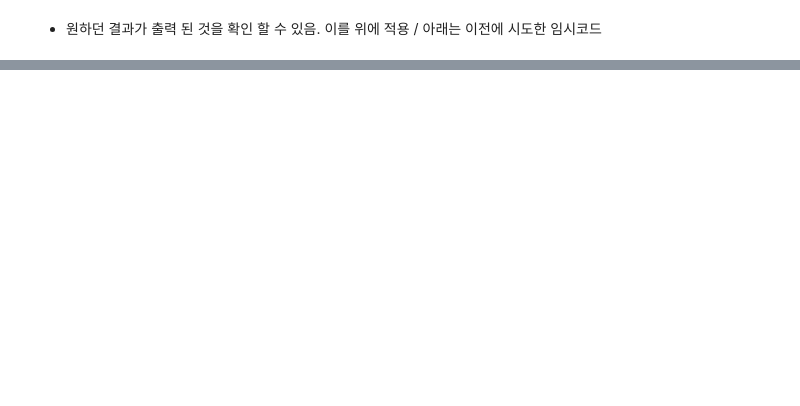
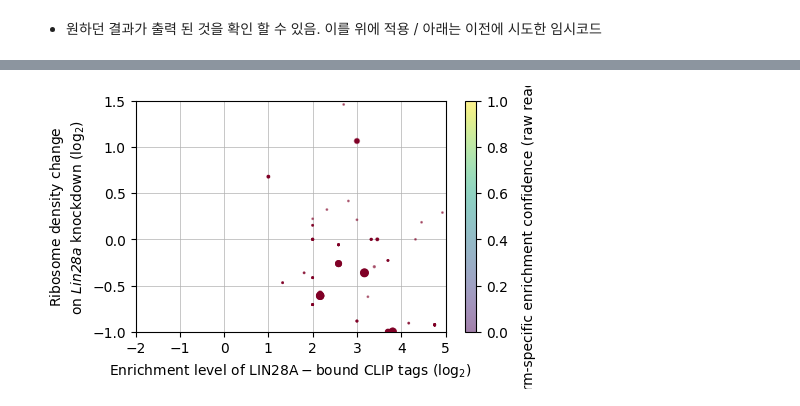
Before and after one commit to WoobeenJeong/miRNA_motif_finding, a Jupyter notebook: CoLab_TermProj_2023_2.ipynb, the cells around one changed output, grey strips where cells are left out. Drawn from its saved outputs; the diff is of its cells as text; code cells hidden in the pictures; blank space fills up the shorter version.

```diff
--- a/CoLab_TermProj_2023_2.ipynb
+++ b/CoLab_TermProj_2023_2.ipynb
@@ -604,0 +638,30 @@ matches.head()
+# %%
+from matplotlib import pyplot as plt
+import numpy as np
+
+fig, ax = plt.subplots(1, 1, figsize=(5, 3))
+
+ax.grid(True, axis='x', zorder=0, linewidth=0.5)
+ax.grid(True, axis='y', zorder=0, linewidth=0.5)
+
+cmap = plt.get_cmap('YlOrRd')
+
+ax.scatter(
+    np.log2(merged['clip_enrichment']),
+    np.log2(merged['rden_change']),
+    c=cmap(merged['readcount']),
+    s=merged['readcount'],
+    alpha=0.5,
+    zorder=10
+)
+
+ax.set_xlim(-2.0, 5.0)
+ax.set_ylim(-1, 1.5)
+
+ax.set_xlabel(r'$\mathrm{Enrichment\ level\ of\ LIN28A-bound\ CLIP\ tags\ (log}_2)$', fontstyle='italic')
+ax.set_ylabel(r'$\mathrm{Ribosome\ density\ change}$' + '\n' + r'$\mathrm{on}$ Lin28a $\mathrm{knockdown\ (log}_2)$', fontstyle='italic')
+
+cbar = plt.colorbar(ax.collections[0])
+cbar.set_label('Term-specific enrichment confidence (raw read count)', rotation=90, labelpad=10)
+# %% [output]
+[figure, added]
```
Also changed, not shown: parts of 7 cells of this notebook.
